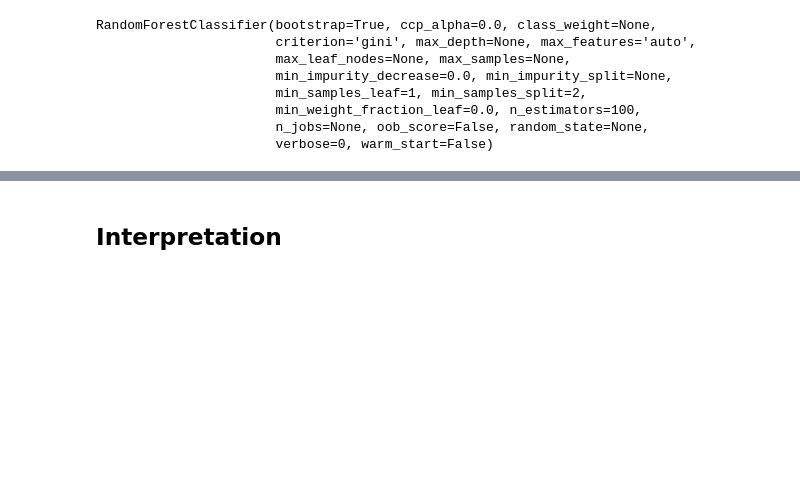
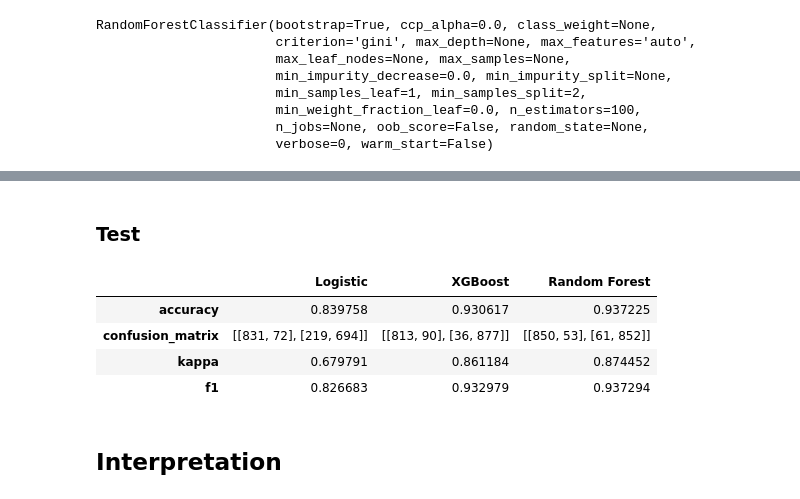
Before and after one commit to instadeepai/locust-predict, a Jupyter notebook: notebooks/Locust-Prediction-Modelling.ipynb, the cells around one changed output, grey strips where cells are left out. Drawn from its saved outputs; the diff is of its cells as text; code cells hidden in the pictures; blank space fills up the shorter version.

```diff
--- a/notebooks/Locust-Prediction-Modelling.ipynb
+++ b/notebooks/Locust-Prediction-Modelling.ipynb
@@ -124,0 +149,3 @@ logistic_results
+# %%
+y_preds = model.predict(test_x_scaled)
+logistic_test_results = evaluate(test_target, y_preds)
@@ -143,6 +179,7 @@ list(sorted(features, key=lambda x: abs(x[0]), reverse=True))[:10]
 # %%
 train_xgb = xgb.DMatrix(train_x, label=train_y)
 val_xgb = xgb.DMatrix(val_x, label=val_y)
+test_xgb = xgb.DMatrix(data_test)
 # %%
 params = {'max_depth': 2, 'eta': 1, 'objective': 'binary:logistic'}
 model = xgb.train(params, train_xgb)
@@ -212,0 +243,3 @@ rf_results
+# %%
+y_preds = model.predict(data_test)
+rf_test_results = evaluate(test_target, y_preds)
@@ -213,2 +272,17 @@ rf_results
+# %% [markdown]
+### Test
+# %%
+test_results = pd.DataFrame({
+    "Logistic": logistic_test_results,
+    "XGBoost": xgb_test_results,
+    "Random Forest": rf_test_results,
+})
+test_results
+# %% [output]
+|  | Logistic | XGBoost | Random Forest |
+| accuracy | 0.839758 | 0.930617 | 0.937225 |
+| confusion_matrix | [[831, 72], [219, 694]] | [[813, 90], [36, 877]] | [[850, 53], [61, 852]] |
+| kappa | 0.679791 | 0.861184 | 0.874452 |
+| f1 | 0.826683 | 0.932979 | 0.937294 |
 # %% [markdown]
 ## Interpretation
```
Also changed, not shown: parts of 30 cells of this notebook.
